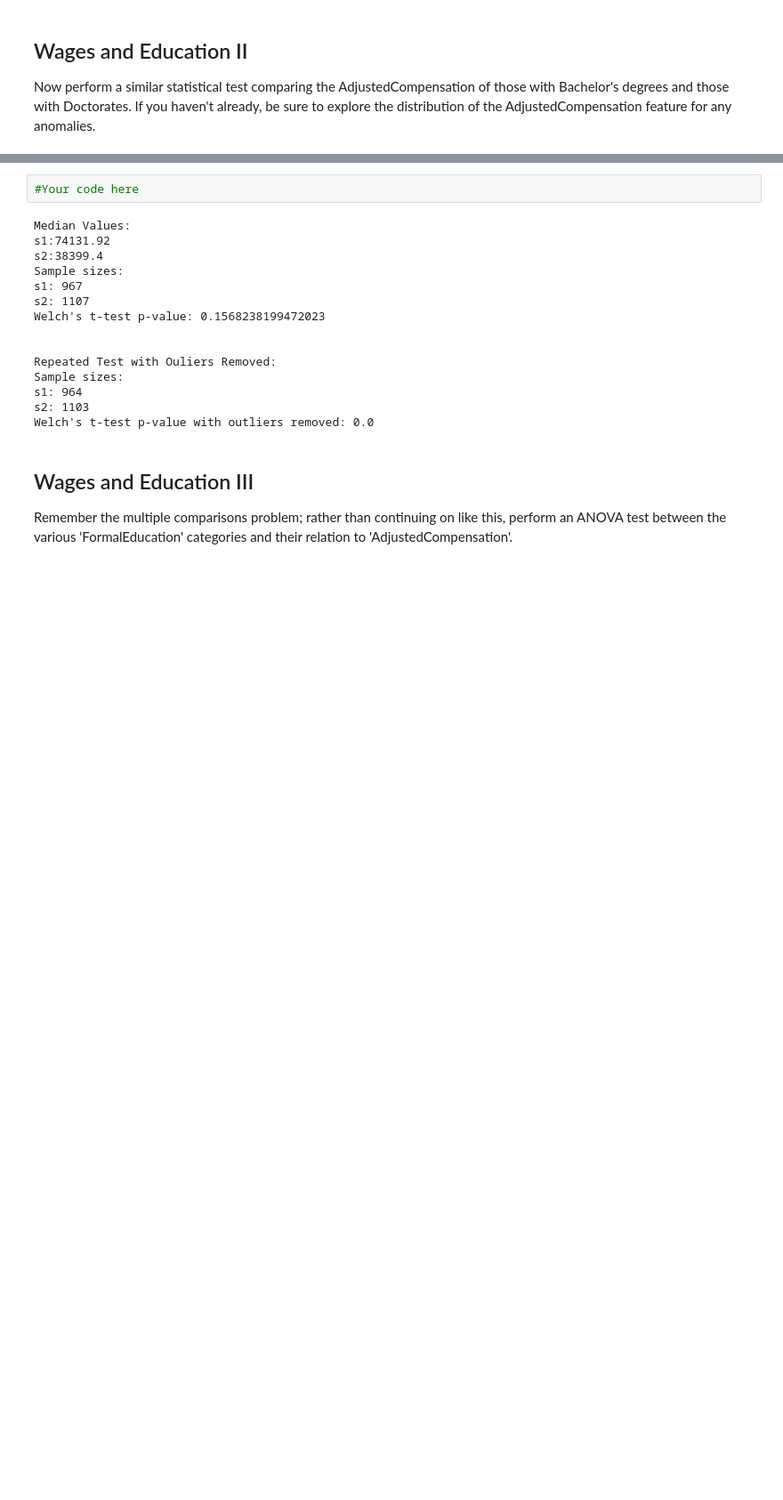
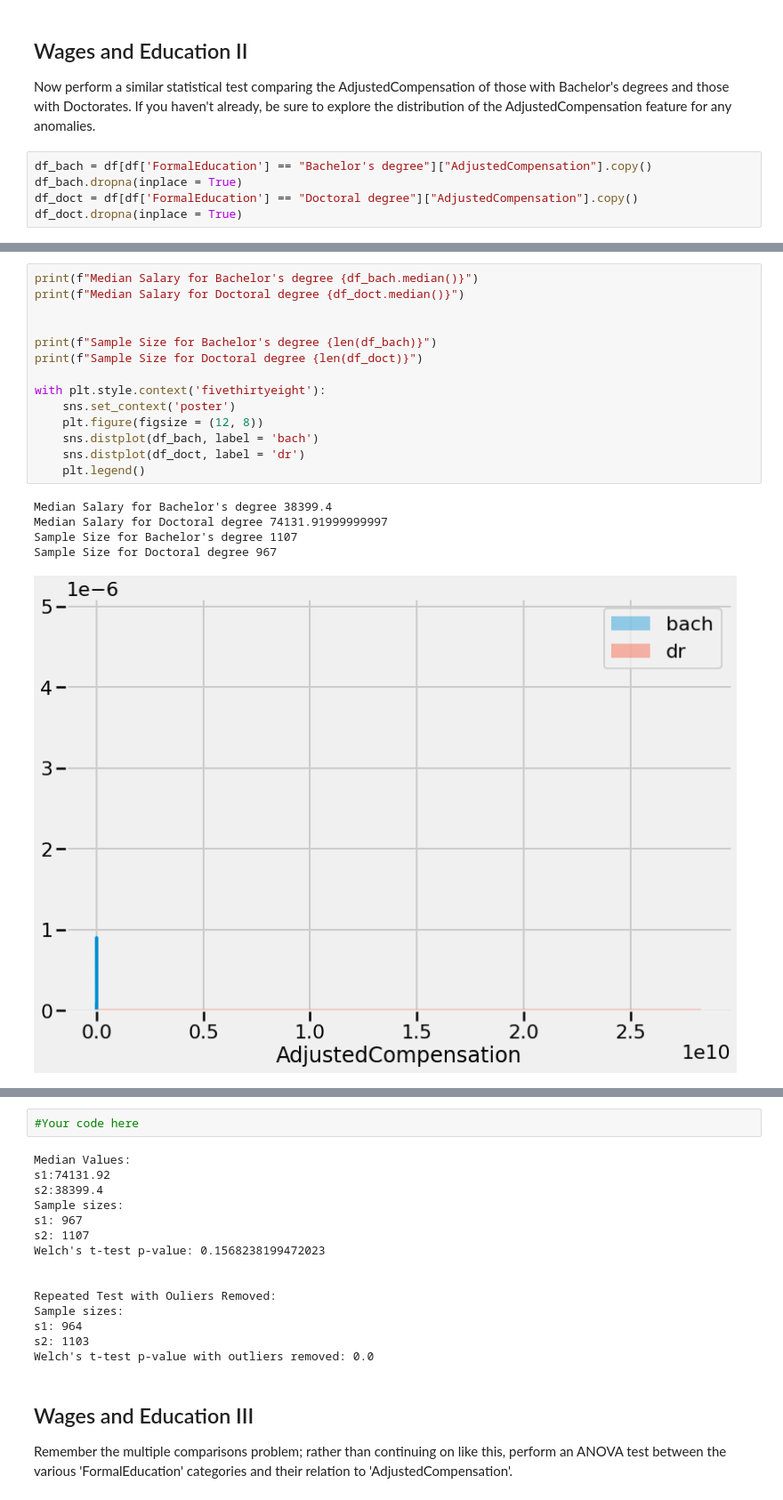
Before and after one commit to Marissa841/dsc-in-depth-ab-testing-lab, a Jupyter notebook: index.ipynb, the cells around one changed output, grey strips where cells are left out. Shown at 89% size. Saved outputs shown, nothing was run; the diff lists cells and outputs as text; blank space fills up the shorter version.

```diff
--- a/index.ipynb
+++ b/index.ipynb
@@ -44,3 +173,8 @@ Note that `scipy.stats.ttest_ind(a, b, equal_var=False)` performs a two-sided We
 ## Wages and Education II
 
 Now perform a similar statistical test comparing the AdjustedCompensation of those with Bachelor's degrees and those with Doctorates. If you haven't already, be sure to explore the distribution of the AdjustedCompensation feature for any anomalies.
+# %%
+df_bach = df[df['FormalEducation'] == "Bachelor's degree"]["AdjustedCompensation"].copy()
+df_bach.dropna(inplace = True)
+df_doct = df[df['FormalEducation'] == "Doctoral degree"]["AdjustedCompensation"].copy()
+df_doct.dropna(inplace = True)
@@ -46,0 +205,20 @@ Now perform a similar statistical test comparing the AdjustedCompensation of tho
+# %%
+print(f"Median Salary for Bachelor's degree {df_bach.median()}")
+print(f"Median Salary for Doctoral degree {df_doct.median()}")
+
+
+print(f"Sample Size for Bachelor's degree {len(df_bach)}")
+print(f"Sample Size for Doctoral degree {len(df_doct)}")
+
+with plt.style.context('fivethirtyeight'):
+    sns.set_context('poster')
+    plt.figure(figsize = (12, 8))
+    sns.distplot(df_bach, label = 'bach')
+    sns.distplot(df_doct, label = 'dr')
+    plt.legend()
+# %% [output]
+Median Salary for Bachelor's degree 38399.4
+Median Salary for Doctoral degree 74131.91999999997
+Sample Size for Bachelor's degree 1107
+Sample Size for Doctoral degree 967
+[figure, added]
```
Also changed, not shown: parts of 33 cells of this notebook.
